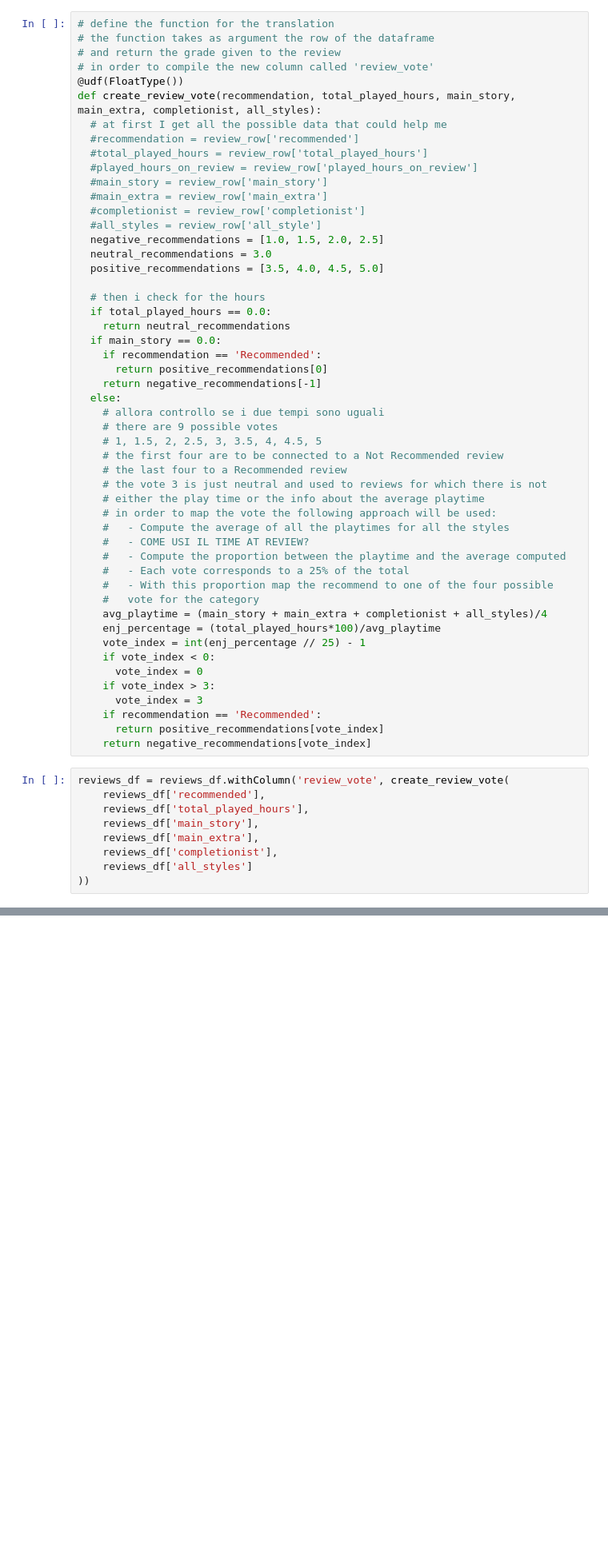
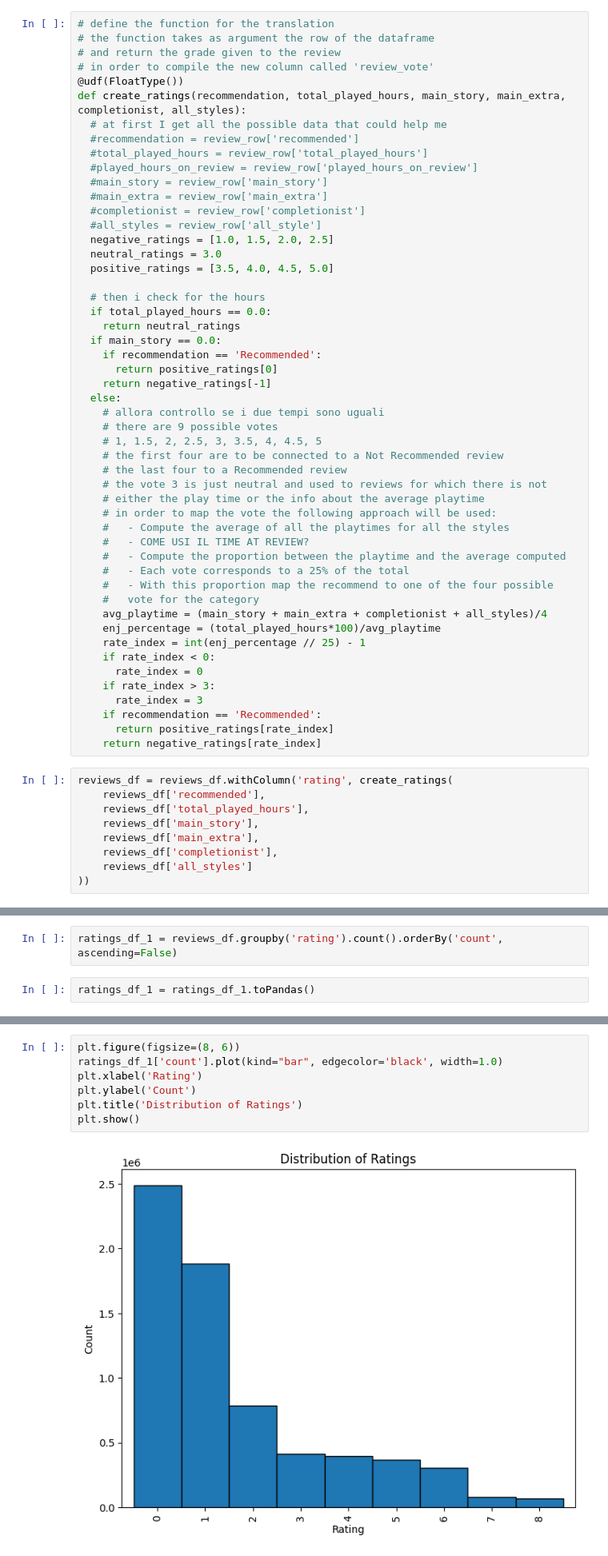
Before and after one commit to LuciaFores/big-data-computing, a Jupyter notebook: Project/Videogame_Recommender_System.ipynb, the cells around one changed output, grey strips where cells are left out. Shown at 80% size. Drawn from its saved outputs; the diff is of its cells as text; blank space fills up the shorter version.

```diff
--- a/Project/Videogame_Recommender_System.ipynb
+++ b/Project/Videogame_Recommender_System.ipynb
@@ -957,7 +959,7 @@ reviews_df.count()
 # and return the grade given to the review
 # in order to compile the new column called 'review_vote'
 @udf(FloatType())
-def create_review_vote(recommendation, total_played_hours, main_story, main_extra, completionist, all_styles):
+def create_ratings(recommendation, total_played_hours, main_story, main_extra, completionist, all_styles):
   # at first I get all the possible data that could help me
   #recommendation = review_row['recommended']
   #total_played_hours = review_row['total_played_hours']
@@ -966,17 +968,17 @@ def create_review_vote(recommendation, total_played_hours, main_story, main_extr
   #main_extra = review_row['main_extra']
   #completionist = review_row['completionist']
   #all_styles = review_row['all_style']
-  negative_recommendations = [1.0, 1.5, 2.0, 2.5]
-  neutral_recommendations = 3.0
-  positive_recommendations = [3.5, 4.0, 4.5, 5.0]
+  negative_ratings = [1.0, 1.5, 2.0, 2.5]
+  neutral_ratings = 3.0
+  positive_ratings = [3.5, 4.0, 4.5, 5.0]
 
   # then i check for the hours
   if total_played_hours == 0.0:
-    return neutral_recommendations
+    return neutral_ratings
   if main_story == 0.0:
     if recommendation == 'Recommended':
-      return positive_recommendations[0]
-    return negative_recommendations[-1]
+      return positive_ratings[0]
+    return negative_ratings[-1]
   else:
     # allora controllo se i due tempi sono uguali
     # there are 9 possible votes
@@ -994,16 +996,16 @@ def create_review_vote(recommendation, total_played_hours, main_story, main_extr
     #   vote for the category
     avg_playtime = (main_story + main_extra + completionist + all_styles)/4
     enj_percentage = (total_played_hours*100)/avg_playtime
-    vote_index = int(enj_percentage // 25) - 1
-    if vote_index < 0:
-      vote_index = 0
-    if vote_index > 3:
-      vote_index = 3
+    rate_index = int(enj_percentage // 25) - 1
+    if rate_index < 0:
+      rate_index = 0
+    if rate_index > 3:
+      rate_index = 3
     if recommendation == 'Recommended':
-      return positive_recommendations[vote_index]
-    return negative_recommendations[vote_index]
+      return positive_ratings[rate_index]
+    return negative_ratings[rate_index]
 # %%
-reviews_df = reviews_df.withColumn('review_vote', create_review_vote(
+reviews_df = reviews_df.withColumn('rating', create_ratings(
     reviews_df['recommended'],
     reviews_df['total_played_hours'],
     reviews_df['main_story'],
@@ -1051,0 +1074,4 @@ only showing top 20 rows
+# %%
+ratings_df_1 = reviews_df.groupby('rating').count().orderBy('count', ascending=False)
+# %%
+ratings_df_1 = ratings_df_1.toPandas()
@@ -1051,0 +1087,9 @@ only showing top 20 rows
+# %%
+plt.figure(figsize=(8, 6))
+ratings_df_1['count'].plot(kind="bar", edgecolor='black', width=1.0)
+plt.xlabel('Rating')
+plt.ylabel('Count')
+plt.title('Distribution of Ratings')
+plt.show()
+# %% [output]
+[figure, added]
```
Also changed, not shown: parts of 24 cells of this notebook.
